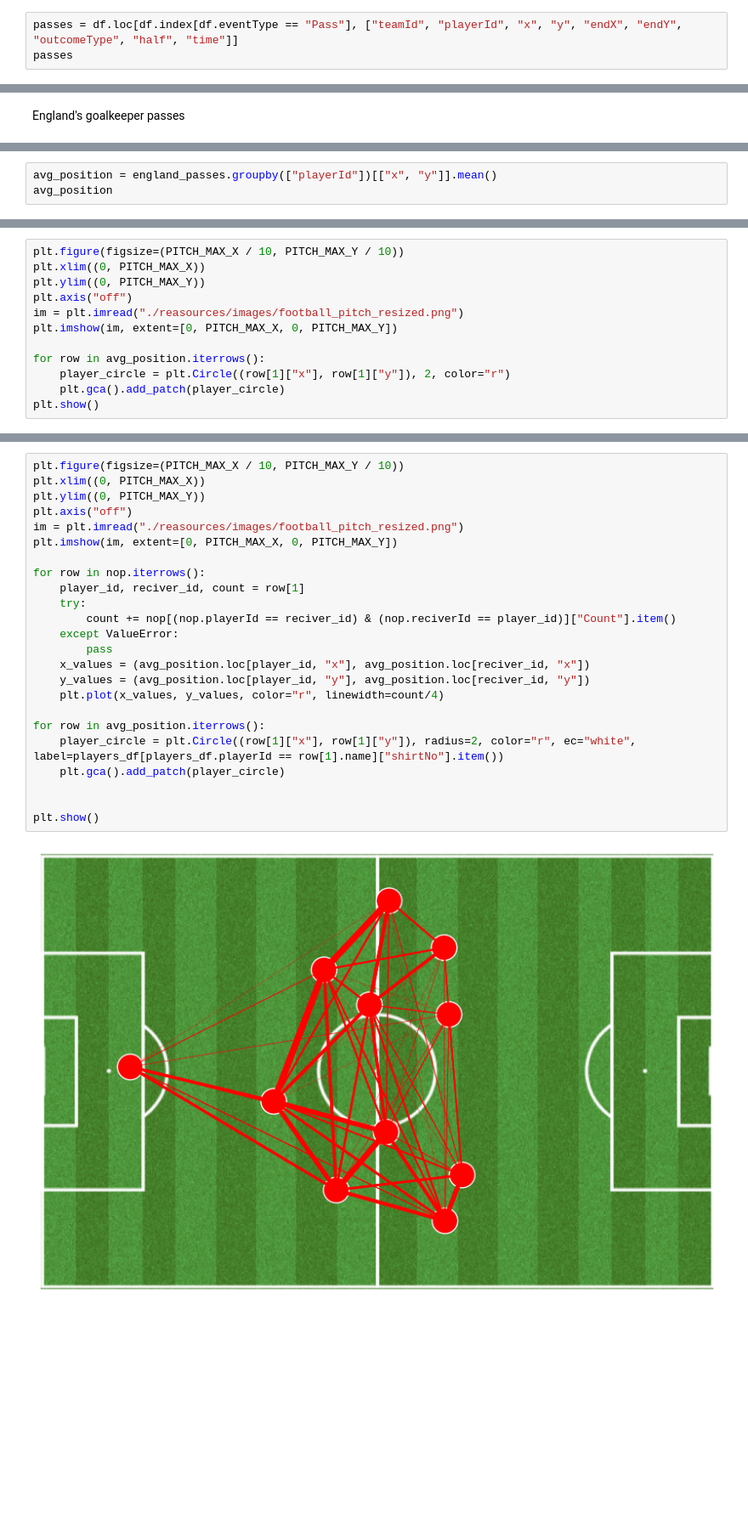
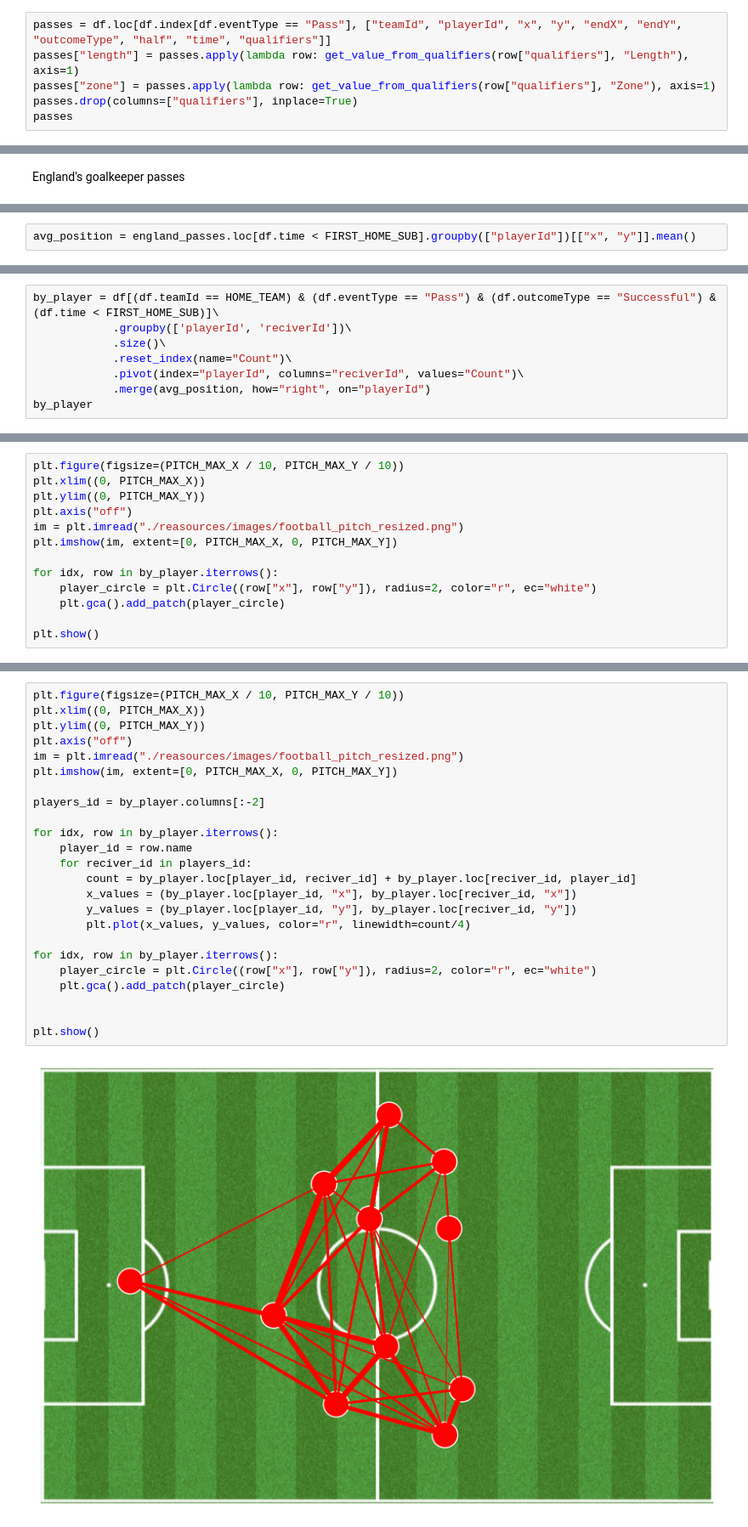
Before and after one commit to Jedrek00/FootballDataVis, a Jupyter notebook: eda.ipynb, the cells around one changed output, grey strips where cells are left out. Shown at 85% size. Saved outputs shown, nothing was run; the diff lists cells and outputs as text; blank space fills up the shorter version.

```diff
--- a/eda.ipynb
+++ b/eda.ipynb
@@ -139,4 +146,7 @@ FIRST_AWAY_SUB = df[(df.eventType == 'SubstitutionOn') & (df.teamId == AWAY_TEAM
 # %%
-passes = df.loc[df.index[df.eventType == "Pass"], ["teamId", "playerId", "x", "y", "endX", "endY", "outcomeType", "half", "time"]]
+passes = df.loc[df.index[df.eventType == "Pass"], ["teamId", "playerId", "x", "y", "endX", "endY", "outcomeType", "half", "time", "qualifiers"]]
+passes["length"] = passes.apply(lambda row: get_value_from_qualifiers(row["qualifiers"], "Length"), axis=1)
+passes["zone"] = passes.apply(lambda row: get_value_from_qualifiers(row["qualifiers"], "Zone"), axis=1)
+passes.drop(columns=["qualifiers"], inplace=True)
 passes
 # %% [output]
@@ -229,5 +233,4 @@ plt.show()
 # %% [output]
 [figure]
 # %%
-avg_position = england_passes.groupby(["playerId"])[["x", "y"]].mean()
-avg_position
+avg_position = england_passes.loc[df.time < FIRST_HOME_SUB].groupby(["playerId"])[["x", "y"]].mean()
@@ -247,0 +237,8 @@ avg_position
+# %%
+by_player = df[(df.teamId == HOME_TEAM) & (df.eventType == "Pass") & (df.outcomeType == "Successful") & (df.time < FIRST_HOME_SUB)]\
+            .groupby(['playerId', 'reciverId'])\
+            .size()\
+            .reset_index(name="Count")\
+            .pivot(index="playerId", columns="reciverId", values="Count")\
+            .merge(avg_position, how="right", on="playerId")
+by_player
@@ -253,8 +264,9 @@ plt.axis("off")
 im = plt.imread("./reasources/images/football_pitch_resized.png")
 plt.imshow(im, extent=[0, PITCH_MAX_X, 0, PITCH_MAX_Y])
 
-for row in avg_position.iterrows():
-    player_circle = plt.Circle((row[1]["x"], row[1]["y"]), 2, color="r")
+for idx, row in by_player.iterrows():
+    player_circle = plt.Circle((row["x"], row["y"]), radius=2, color="r", ec="white")
     plt.gca().add_patch(player_circle)
+
 plt.show()
 # %% [output]
@@ -329,26 +274,26 @@ nop
 # %%
 plt.figure(figsize=(PITCH_MAX_X / 10, PITCH_MAX_Y / 10))
 plt.xlim((0, PITCH_MAX_X))
 plt.ylim((0, PITCH_MAX_Y))
 plt.axis("off")
 im = plt.imread("./reasources/images/football_pitch_resized.png")
 plt.imshow(im, extent=[0, PITCH_MAX_X, 0, PITCH_MAX_Y])
 
-for row in nop.iterrows():
-    player_id, reciver_id, count = row[1]
-    try:
-        count += nop[(nop.playerId == reciver_id) & (nop.reciverId == player_id)]["Count"].item()
-    except ValueError:
-        pass
-    x_values = (avg_position.loc[player_id, "x"], avg_position.loc[reciver_id, "x"])
-    y_values = (avg_position.loc[player_id, "y"], avg_position.loc[reciver_id, "y"])
-    plt.plot(x_values, y_values, color="r", linewidth=count/4)
+players_id = by_player.columns[:-2]
 
-for row in avg_position.iterrows():
-    player_circle = plt.Circle((row[1]["x"], row[1]["y"]), radius=2, color="r", ec="white", label=players_df[players_df.playerId == row[1].name]["shirtNo"].item())
+for idx, row in by_player.iterrows():
+    player_id = row.name
+    for reciver_id in players_id:
+        count = by_player.loc[player_id, reciver_id] + by_player.loc[reciver_id, player_id]
+        x_values = (by_player.loc[player_id, "x"], by_player.loc[reciver_id, "x"])
+        y_values = (by_player.loc[player_id, "y"], by_player.loc[reciver_id, "y"])
+        plt.plot(x_values, y_values, color="r", linewidth=count/4)
+
+for idx, row in by_player.iterrows():
+    player_circle = plt.Circle((row["x"], row["y"]), radius=2, color="r", ec="white")
     plt.gca().add_patch(player_circle)
 
 
 plt.show()
 # %% [output]
-[figure, old version]
+[figure, new version]
```
Also changed, not shown: parts of 17 cells of this notebook.
